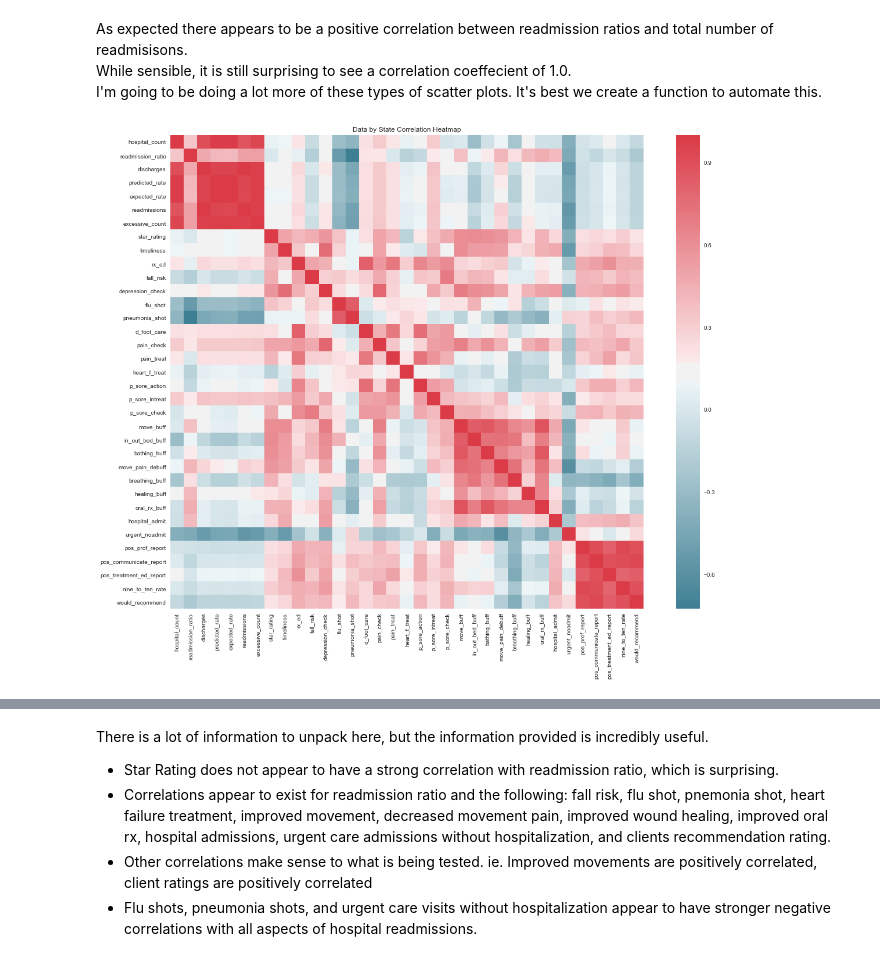
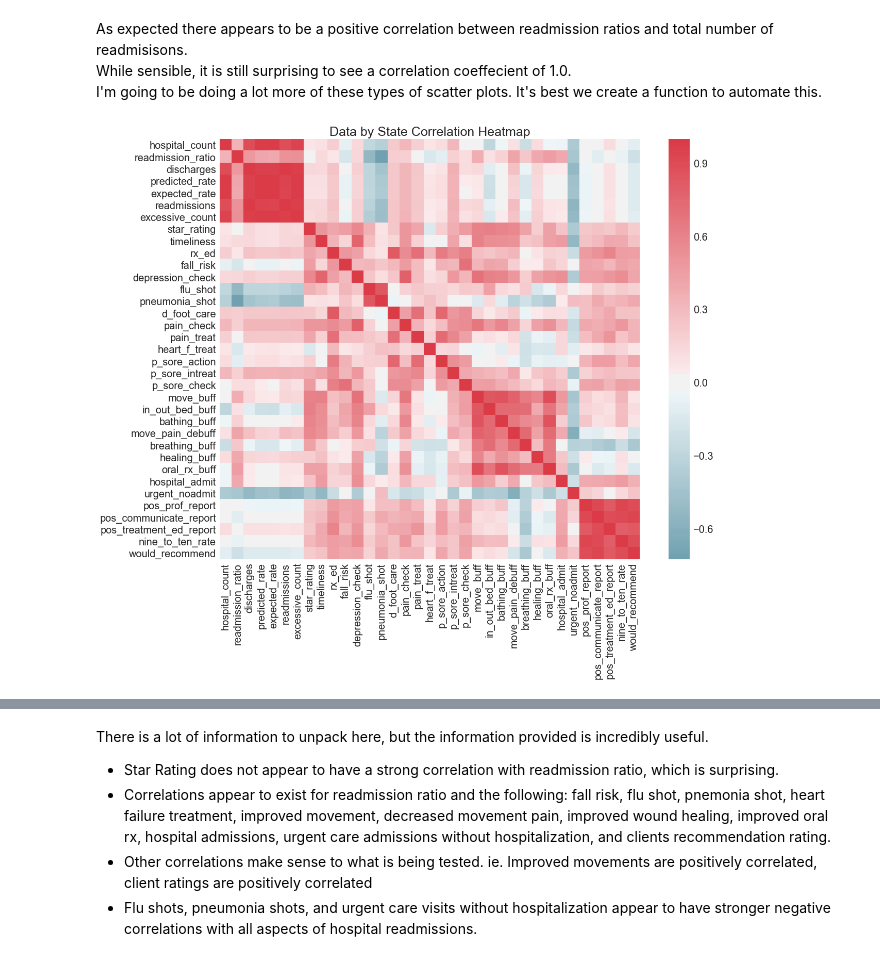
Before and after one commit to jsking751/Capstone_1, a Jupyter notebook: EDA and Analysis/EDA_Part_1.ipynb, the cells around one changed output, grey strips where cells are left out. Drawn from its saved outputs; the diff is of its cells as text; code cells hidden in the pictures.

```diff
--- a/EDA and Analysis/EDA_Part_1.ipynb
+++ b/EDA and Analysis/EDA_Part_1.ipynb
@@ -34,6 +34,9 @@ print(n_bins)
 # %%
 # Let's Make Plots Pretty
 sns.set()
+
+# Saving Default Plot Settings
+inline_rc = dict(plt.rcParams)
 # %%
 # Plotting Star Rating Histogram
 _ = plt.hist(df.star_rating, bins=n_bins)
@@ -177,12 +180,16 @@ def scatterme(x,y):
     text = 'p: %s\n'%(round(pcore,2))
     _ = plt.text(0.1, 0.9,text, ha='center', va='center', transform = ax.transAxes)
 # %%
+# Create Dictionary for Heatmap Font Sizes
+heatmap = {'xtick.labelsize':20, 'ytick.labelsize':20,'axes.titlesize':25, 'axes.labelsize':25}
+
 # Create Correlation Matrix to See Noteable Correlaitons
 f, ax = plt.subplots(figsize=(20, 15))
 corr = df.corr()
 sns.heatmap(corr, mask=np.zeros_like(corr, dtype=np.bool), cmap=sns.diverging_palette(220, 10, as_cmap=True),
-            square=True, ax=ax)
+            center = 0, square=True, ax=ax)
 plt.title('Data by State Correlation Heatmap')
+_ = plt.rcParams.update(heatmap)
 plt.show()
 # %% [output]
-[figure, old version]
+[figure, new version]
```
Also changed, not shown: parts of 2 cells of this notebook.
